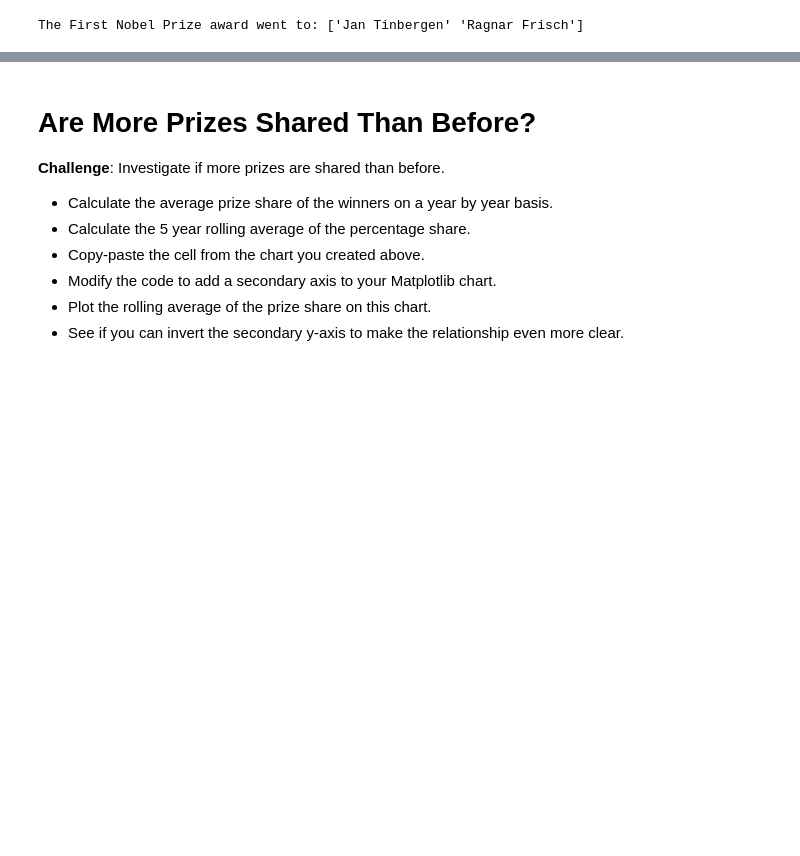
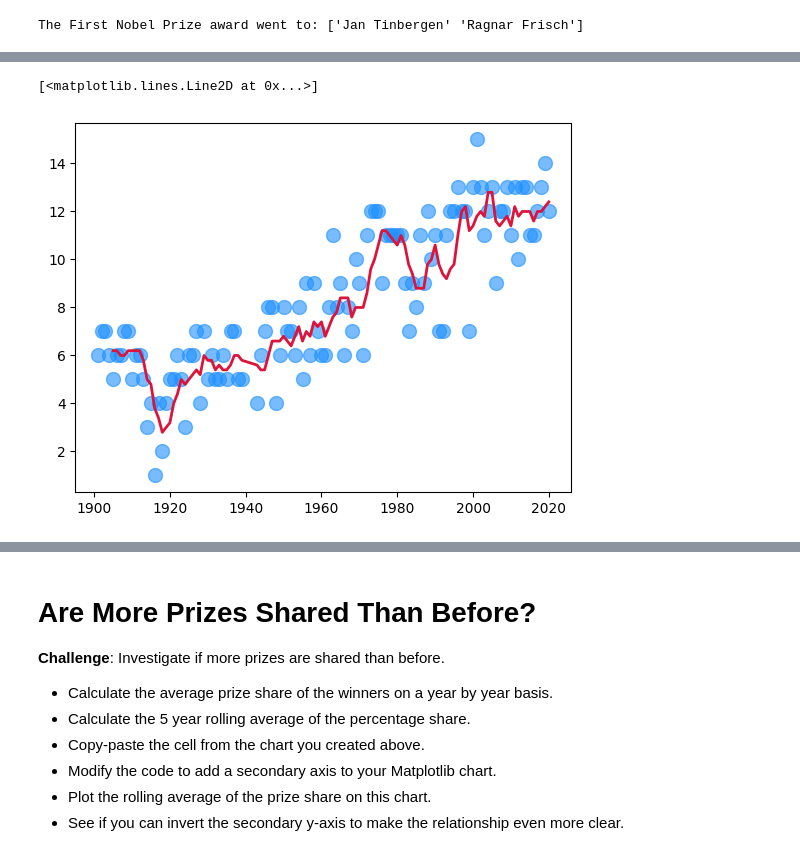
Before and after one commit to Xor01/Analyze-NobelPrize-dataset, a Jupyter notebook: Nobel_Prize_Analysis.ipynb, the cells around one changed output, grey strips where cells are left out. Drawn from its saved outputs; the diff is of its cells as text; code cells hidden in the pictures; blank space fills up the shorter version.

Commit message:
create a plot for the Number of Nobel Prizes awarded per year

```diff
--- a/Nobel_Prize_Analysis.ipynb
+++ b/Nobel_Prize_Analysis.ipynb
@@ -293,3 +293,18 @@ px.bar(gender_category, x='category', y='prize', color='sex')
 
 * Looking at the chart, did the first and second world wars have an impact on the number of prizes being given out?
 * What could be the reason for the trend in the chart?
+# %%
+prize_per_year = df_data.groupby('year').count()['prize']
+# %%
+rolling_df = prize_per_year.rolling(window=5).mean()
+# %%
+plt.scatter(prize_per_year.index,
+            prize_per_year.values,
+            alpha=0.6,
+            c='dodgerblue',
+            s=100
+            )
+plt.plot(prize_per_year.index, rolling_df.values, c='crimson', linewidth=2)
+# %% [output]
+[<matplotlib.lines.Line2D at 0x...>]
+[figure, added]
```
Also changed, not shown: parts of 1 cell of this notebook.
